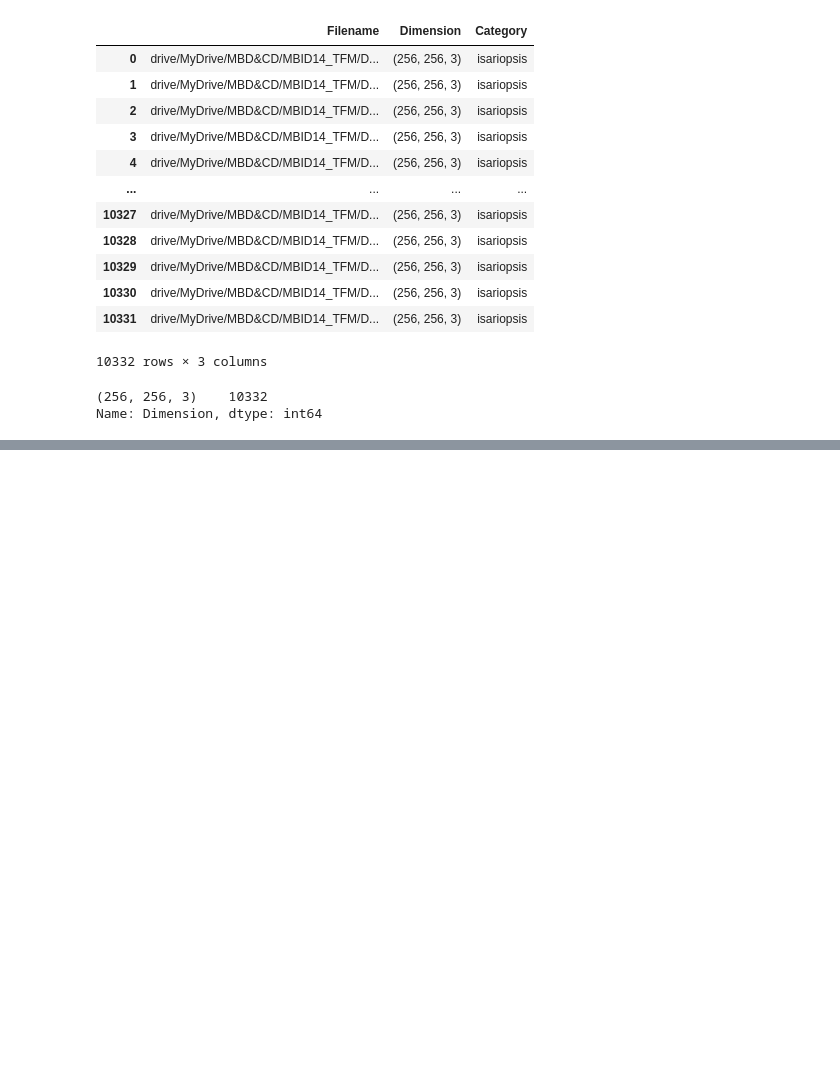
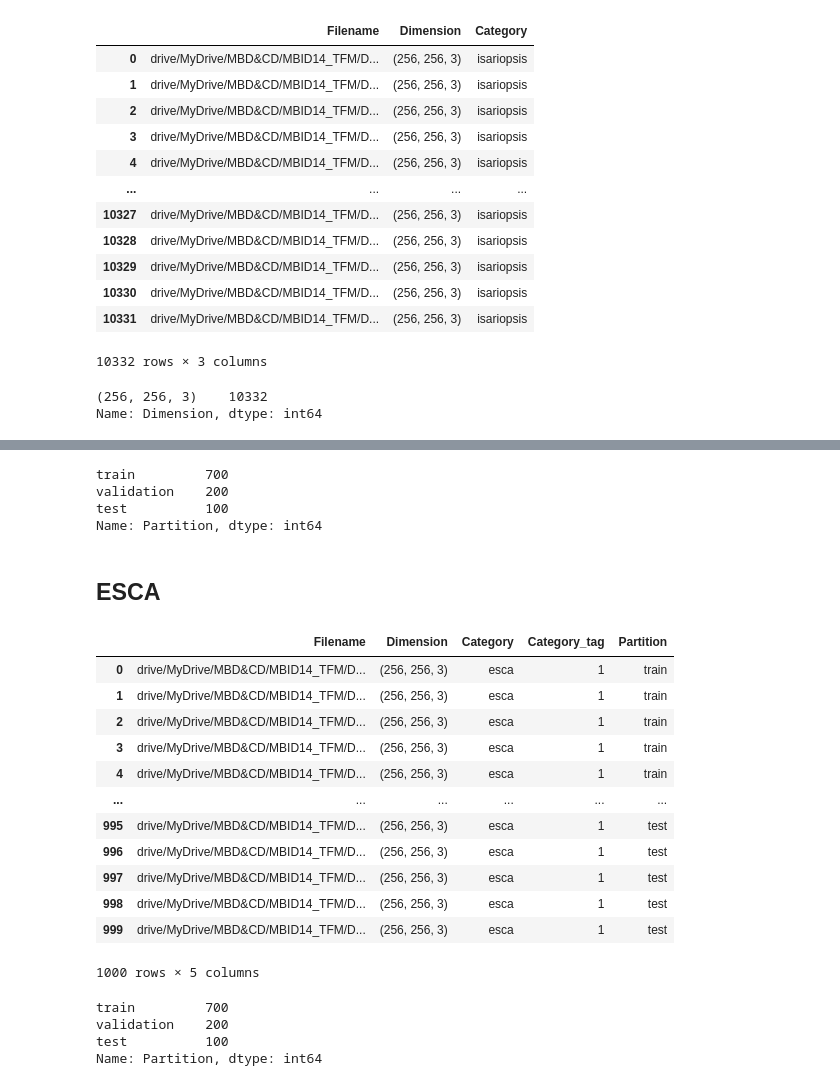
Before and after one commit to jramon-mm/14MBID-TFM, a Jupyter notebook: Crop-Disease-Detection/Crop_disease_detection.ipynb, the cells around one changed output, grey strips where cells are left out. Saved outputs shown, nothing was run; the diff lists cells and outputs as text; code cells hidden in the pictures; blank space fills up the shorter version.

```diff
--- a/Crop-Disease-Detection/Crop_disease_detection.ipynb
+++ b/Crop-Disease-Detection/Crop_disease_detection.ipynb
@@ -174,0 +231,40 @@ Let's try a model with 1k images per category and see the results we obtain. In
+# %%
+# Checking data partitions dimensions
+df_healthy_1k['Partition'].value_counts()
+# %% [output]
+train         700
+validation    200
+test          100
+Name: Partition, dtype: int64
+# %% [markdown]
+## ESCA
+# %%
+# Getting 1k of esca samples of the original dataframe
+df_esca_1k = df_esca.sample(n=total_rows, random_state=33).reset_index(drop=True)
+
+# Adding category tag and partition row to 1k esca dataframe
+df_esca_1k['Category_tag'] = 1
+df_esca_1k['Partition'] = np.array(['train'] * train_rows + ['validation'] * validation_rows + ['test'] * test_rows)
+df_esca_1k
+# %% [output]
+|  | Filename | Dimension | Category | Category_tag | Partition |
+| 0 | drive/MyDrive/MBD&CD/MBID14_TFM/D... | (256, 256, 3) | esca | 1 | train |
+| 1 | drive/MyDrive/MBD&CD/MBID14_TFM/D... | (256, 256, 3) | esca | 1 | train |
+| 2 | drive/MyDrive/MBD&CD/MBID14_TFM/D... | (256, 256, 3) | esca | 1 | train |
+| 3 | drive/MyDrive/MBD&CD/MBID14_TFM/D... | (256, 256, 3) | esca | 1 | train |
+| 4 | drive/MyDrive/MBD&CD/MBID14_TFM/D... | (256, 256, 3) | esca | 1 | train |
+| ... | ... | ... | ... | ... | ... |
+| 995 | drive/MyDrive/MBD&CD/MBID14_TFM/D... | (256, 256, 3) | esca | 1 | test |
+| 996 | drive/MyDrive/MBD&CD/MBID14_TFM/D... | (256, 256, 3) | esca | 1 | test |
+| 997 | drive/MyDrive/MBD&CD/MBID14_TFM/D... | (256, 256, 3) | esca | 1 | test |
+| 998 | drive/MyDrive/MBD&CD/MBID14_TFM/D... | (256, 256, 3) | esca | 1 | test |
+| 999 | drive/MyDrive/MBD&CD/MBID14_TFM/D... | (256, 256, 3) | esca | 1 | test |
+1000 rows × 5 columns
+# %%
+# Checking data partitions dimensions
+df_esca_1k['Partition'].value_counts()
+# %% [output]
+train         700
+validation    200
+test          100
+Name: Partition, dtype: int64
```
Also changed, not shown: parts of 29 cells of this notebook.
